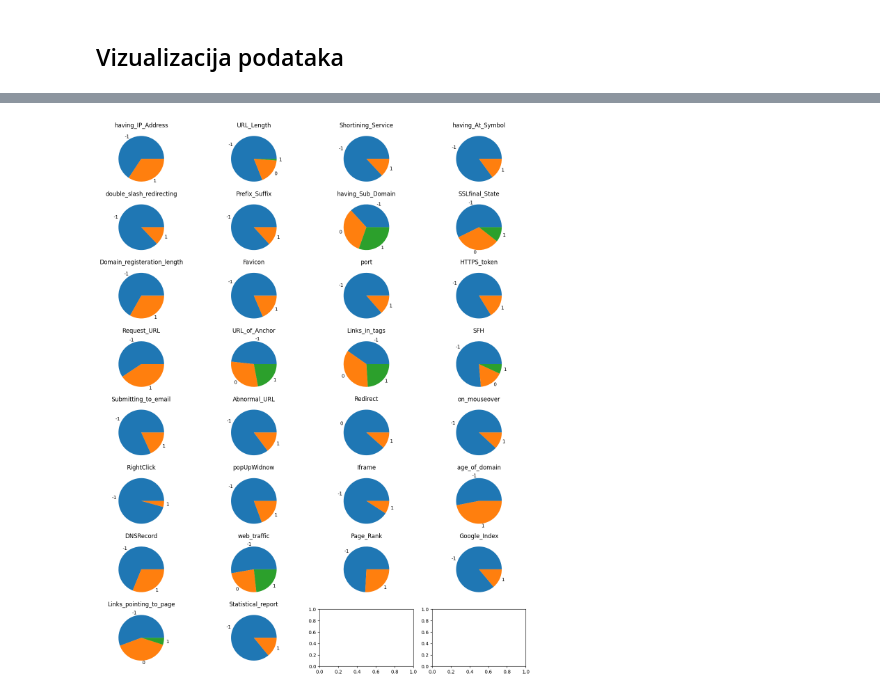
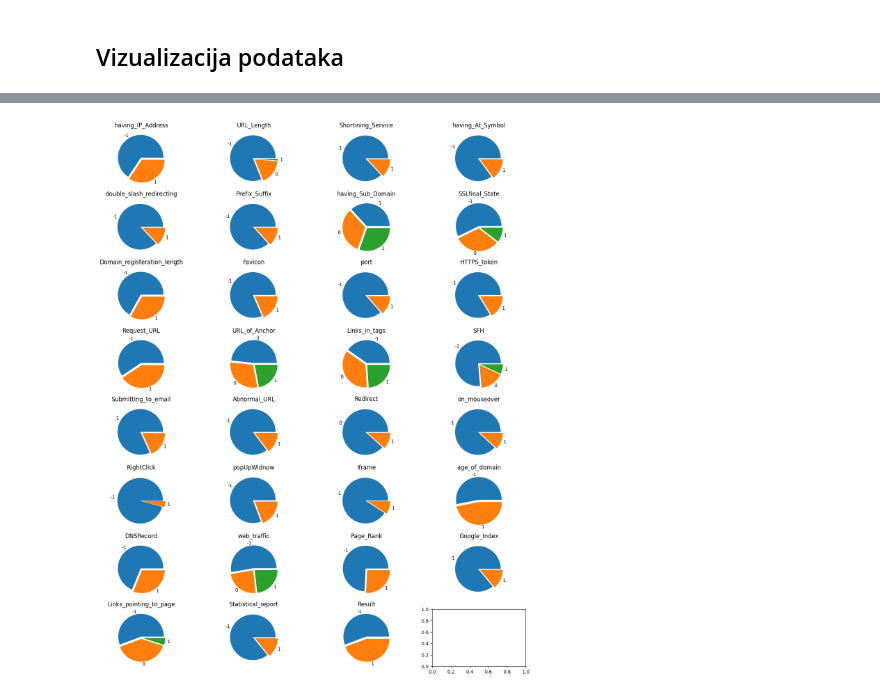
Before and after one commit to markotutic/uzop, a Jupyter notebook: dataset.ipynb, the cells around one changed output, grey strips where cells are left out. Drawn from its saved outputs; the diff is of its cells as text; code cells hidden in the pictures.

```diff
--- a/dataset.ipynb
+++ b/dataset.ipynb
@@ -56,6 +57,7 @@ print()
 #convert values to integers instead of strings
 for col in data.columns:
     data[col] = data[col].astype(int)
+    col = col.lower()
 
 # data
 X = data.loc[:, data.columns != "Result"]
@@ -287,11 +291,9 @@ for data_col in X.columns:
     count_phishing_websites = data.loc[data["Result"] == 1,:].groupby(data_col).count().loc[:, "Result"].values
     count_legitimate_websites = data.loc[data["Result"] == -1,:].groupby(data_col).count().loc[:,"Result"].values
     title_name = data.groupby(data_col).count().index.values
-
+    sns.countplot(ax=axis[row, col], data= data, x = data_col, hue="Result")
     axis[row,col].set_title(data_col)
-    axis[row,col].bar(title_name, count_phishing_websites, color='red', label='Phishing websites')
-    axis[row,col].bar(title_name, count_legitimate_websites, color='green', label='Legitimate websites', bottom=count_phishing_websites)
-    axis[row,col].legend(loc='best')
+    axis[row,col].legend(loc='best', labels=["Phishing", "Legitimate"], framealpha=0.5)
 
     ctr += 1
     row = ctr // 4
@@ -304,19 +308,18 @@ plt.show()
 # %%
 figure, axis = plt.subplots(8, 4)
 row = 0
 col = 0
 ctr = 0
-for data_col in X.columns:
+for data_col in data.columns:
     title_name = data.groupby(data_col).count().index.values
-    values = X[data_col].value_counts()
+    values = data[data_col].value_counts()
 
     axis[row,col].set_title(data_col)
-    axis[row,col].pie(values.to_list(), labels=title_name)
+    axis[row,col].pie(values.to_list(), labels=title_name, explode=[0.05 for _ in values])
 
     ctr += 1
     row = ctr // 4
     col = ctr % 4
-figure.remove
 plt.show()
 # %% [output]
-[figure, old version]
+[figure, new version]
```
Also changed, not shown: parts of 9 cells of this notebook.
